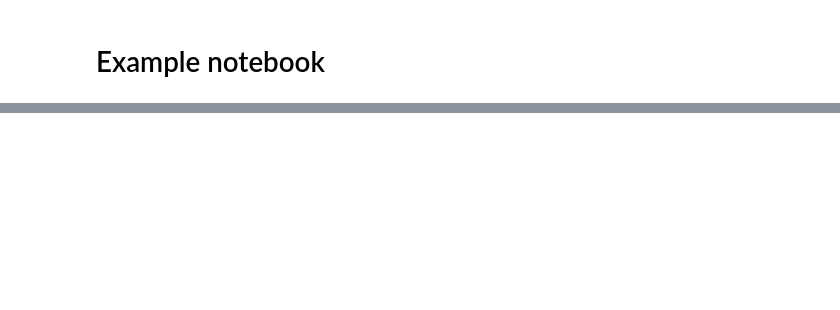
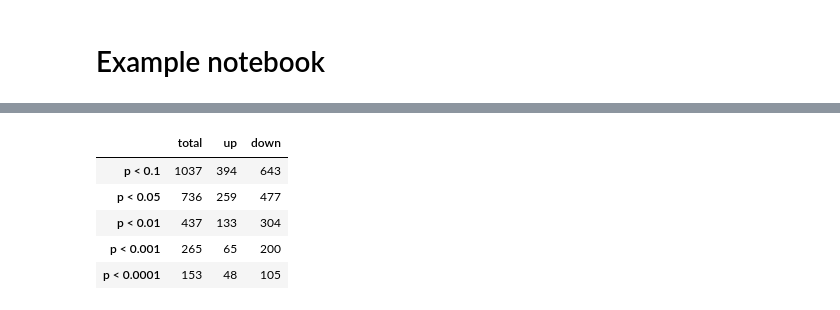
Before and after one commit to scverse/deres, a Jupyter notebook: docs/notebooks/example.ipynb, the cells around one changed output, grey strips where cells are left out. Saved outputs shown, nothing was run; the diff lists cells and outputs as text; code cells hidden in the pictures; blank space fills up the shorter version.

Commit message:
add summary col

```diff
--- a/docs/notebooks/example.ipynb
+++ b/docs/notebooks/example.ipynb
@@ -36,0 +79,2 @@ pd.DataFrame().assign(A=["a", "b", "c"], B=[1, 2, 3])
+# %%
+de_res = DEResult(res, adata, p_col="p_value", effect_size_col="log_fc", var_col="variable")
@@ -36,0 +85,9 @@ pd.DataFrame().assign(A=["a", "b", "c"], B=[1, 2, 3])
+# %%
+de_res.summary()
+# %% [output]
+|  | total | up | down |
+| p < 0.1 | 1037 | 394 | 643 |
+| p < 0.05 | 736 | 259 | 477 |
+| p < 0.01 | 437 | 133 | 304 |
+| p < 0.001 | 265 | 65 | 200 |
+| p < 0.0001 | 153 | 48 | 105 |
```
Also changed, not shown: parts of 16 cells of this notebook, 5 other files.
